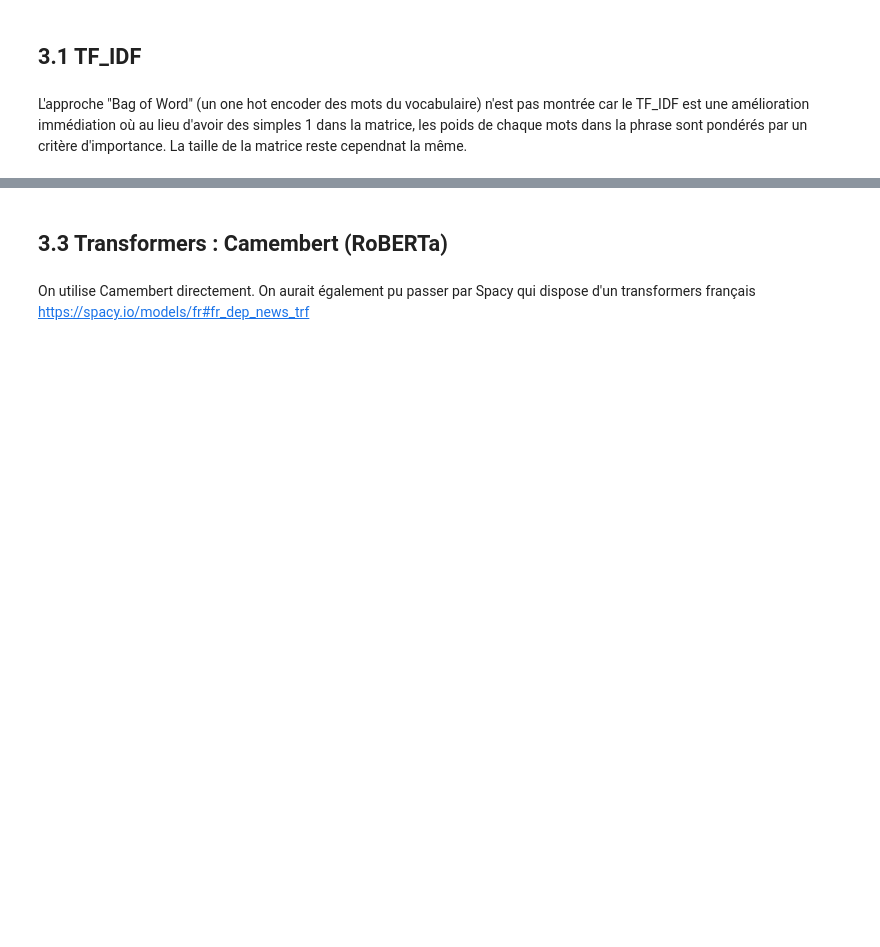
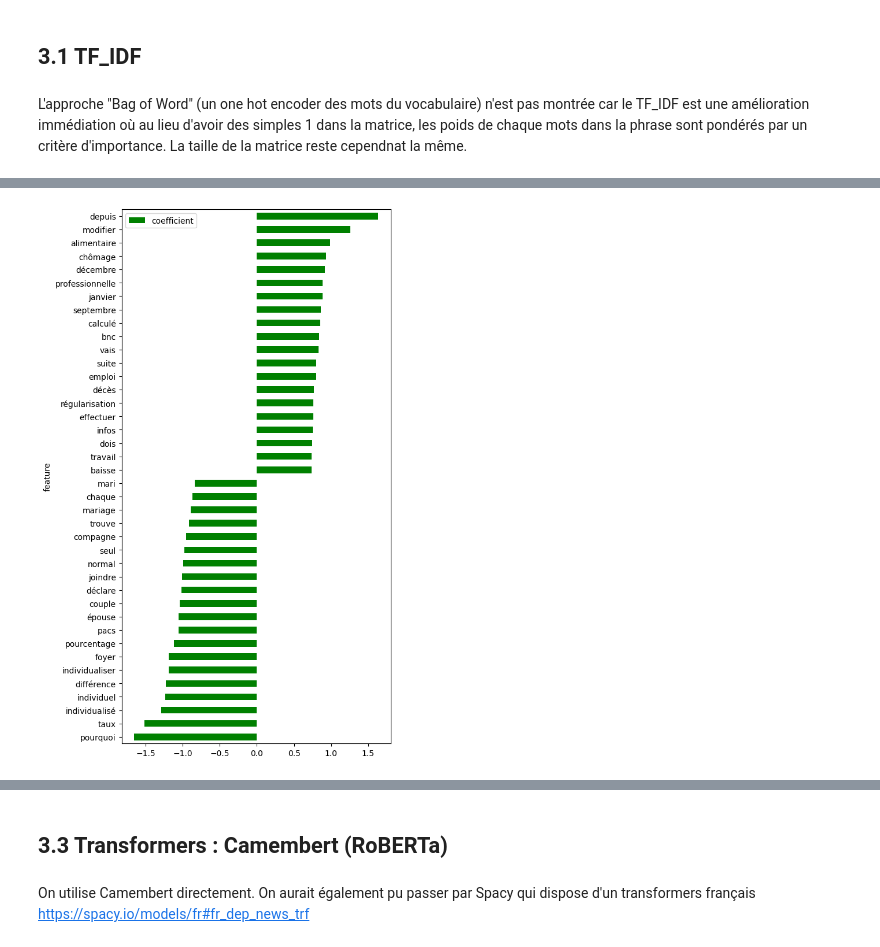
Before and after one commit to TitouanBlaize/dgfip_testnlp, a Jupyter notebook: 2. Models.ipynb, the cells around one changed output, grey strips where cells are left out. Cells and saved outputs as stored; diff of their text form; code cells hidden in the pictures; blank space fills up the shorter version.

```diff
--- a/2. Models.ipynb
+++ b/2. Models.ipynb
@@ -64,9 +73,13 @@ labels = df_train["label_1"].tolist()
 ## 3.1 TF_IDF
 # %% [markdown]
 L'approche "Bag of Word" (un one hot encoder des mots du vocabulaire) n'est pas montrée car le TF_IDF est une amélioration immédiation où au lieu d'avoir des simples 1 dans la matrice, les poids de chaque mots dans la phrase sont pondérés par un critère d'importance. La taille de la matrice reste cependnat la même.
+# %%
+messages = df["message_clean"]
+# messages = df["message"].apply(lambda x: unicodedata.normalize("NFKC", x))
 # %%
 # Initialize the TF-IDF Vectorizer
-vectorizer = TfidfVectorizer()
+# vectorizer = CountVectorizer() si BagOfWords/OneHotVectorizer
+vectorizer = TfidfVectorizer(min_df = 2)
 
 # Fit and transform the documents
-X = vectorizer.fit_transform(documents)
+X = vectorizer.fit_transform(messages)
@@ -94,12 +96,15 @@ df_train
 # %%
-# Step 3: Train a classifier
-X_train, X_test, y_train, y_test = train_test_split(X, labels, test_size=0.3, random_state=42)
-classifier = xgb.XGBClassifier()
+y = y_1
+
+X_train, X_test, y_train, y_test = train_test_split(X,
+                                                    y,
+                                                    test_size = 0.2)
+                                                    # random_state = 42
+# classifier = xgb.XGBClassifier()
+classifier = LinearSVC()
 classifier.fit(X_train, y_train)
 
-# Step 4: Evaluate your model
 y_pred = classifier.predict(X_test)
-accuracy = accuracy_score(y_test, y_pred)
 report = classification_report(y_test, y_pred)
 # %%
 print(report)
@@ -115 +120,18 @@ weighted avg       0.79      0.79      0.79       210
+# %%
+# Travail "à la main" pour créer la visualisation des plus grandes contributions
+
+coef = classifier.coef_[0]
+vocabulary_positions = coef.argsort()
+vocabulary = vectorizer.get_feature_names_out()
+
+top_words = 20
+top_positive_coef = vocabulary_positions[-top_words:].tolist()
+top_negative_coef = vocabulary_positions[:top_words].tolist()
+
+df_contrib = pd.DataFrame([[vocabulary[c], coef[c]] for c in top_positive_coef + top_negative_coef],
+                          columns = ["feature", "coefficient"]).sort_values("coefficient")
+# %%
+_ = df_contrib.set_index("feature").plot.barh(figsize = (6, 12), color = ["green", "red"])
+# %% [output]
+[figure, added]
 # %%
```
Also changed, not shown: parts of 35 cells of this notebook, 3 other files.
